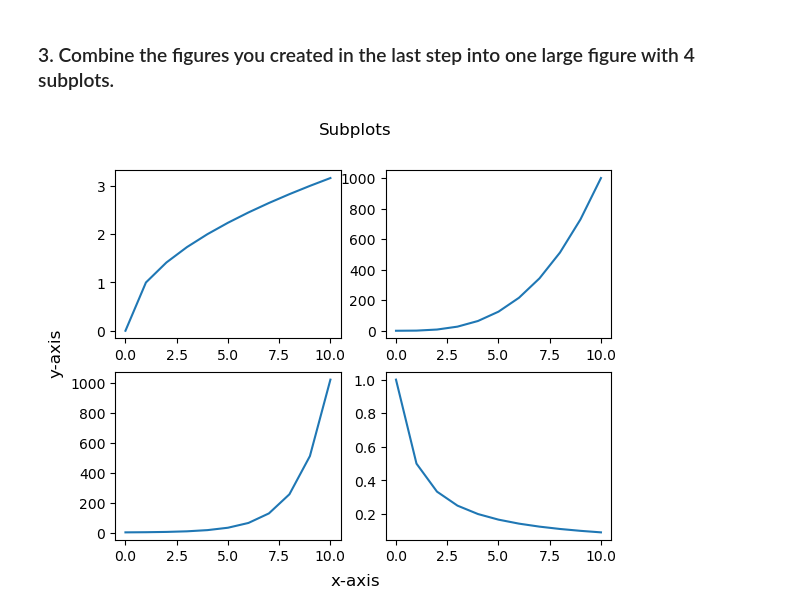
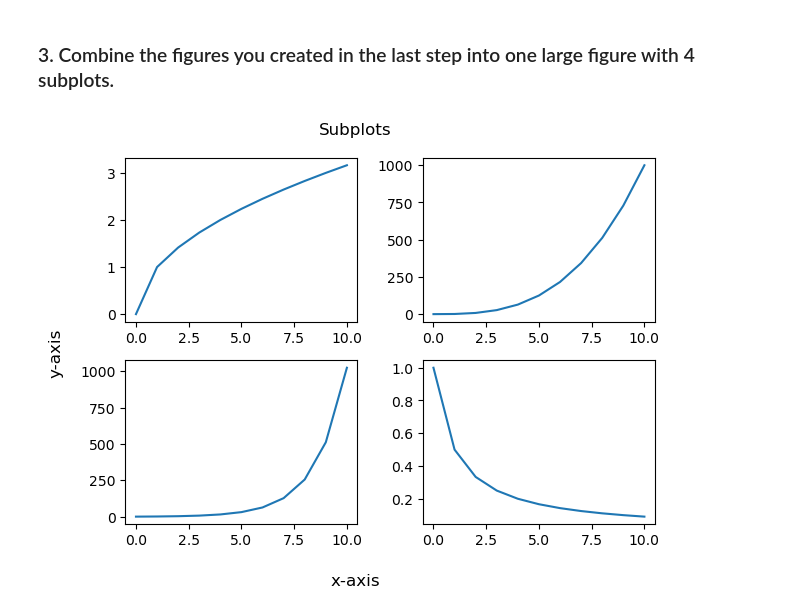
Before and after one commit to rabeka-branham/ds-libraries-exercises, a Jupyter notebook: matplotlib_exercises.ipynb, the cells around one changed output. Cells and saved outputs as stored; diff of their text form; code cells hidden in the pictures.

```diff
--- a/matplotlib_exercises.ipynb
+++ b/matplotlib_exercises.ipynb
@@ -54,15 +54,16 @@ plt.show()
 # %%
 fig, ax = plt.subplots(2,2)
 
-ax[0,0].plot(y1)
-ax[0,1].plot(y2)
-ax[1,0].plot(y3)
-ax[1,1].plot(y4)
+ax[0,0].plot(x1,y1)
+ax[0,1].plot(x2,y2)
+ax[1,0].plot(x3,y3)
+ax[1,1].plot(x4,y4)
 
 fig.supxlabel('x-axis')
 fig.supylabel('y-axis')
 fig.suptitle('Subplots')
+fig.tight_layout()
 
 plt.show()
 # %% [output]
-[figure, old version]
+[figure, new version]
```
Also changed, not shown: parts of 4 cells of this notebook.
